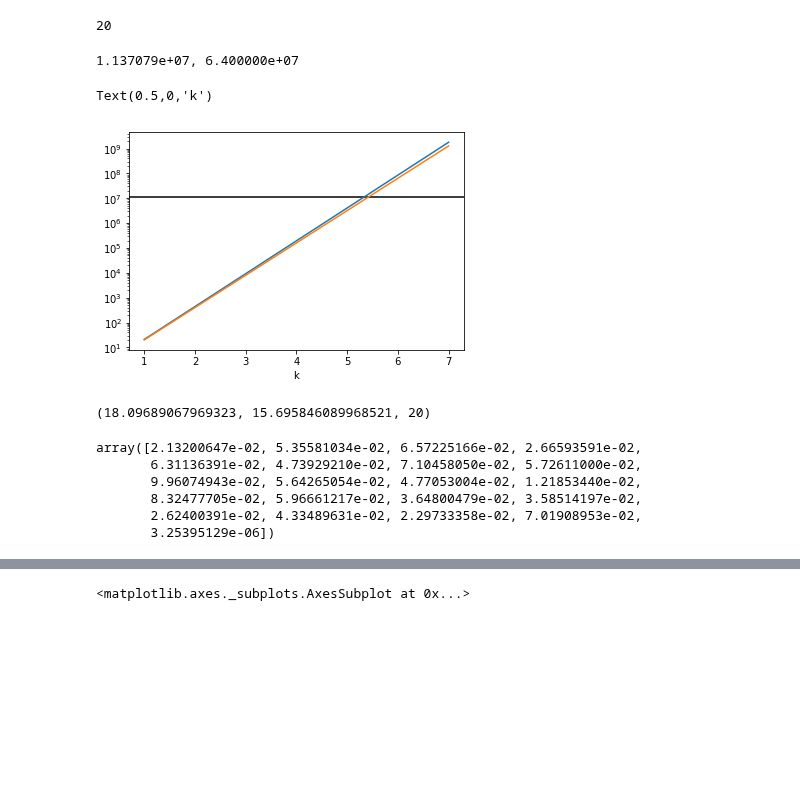
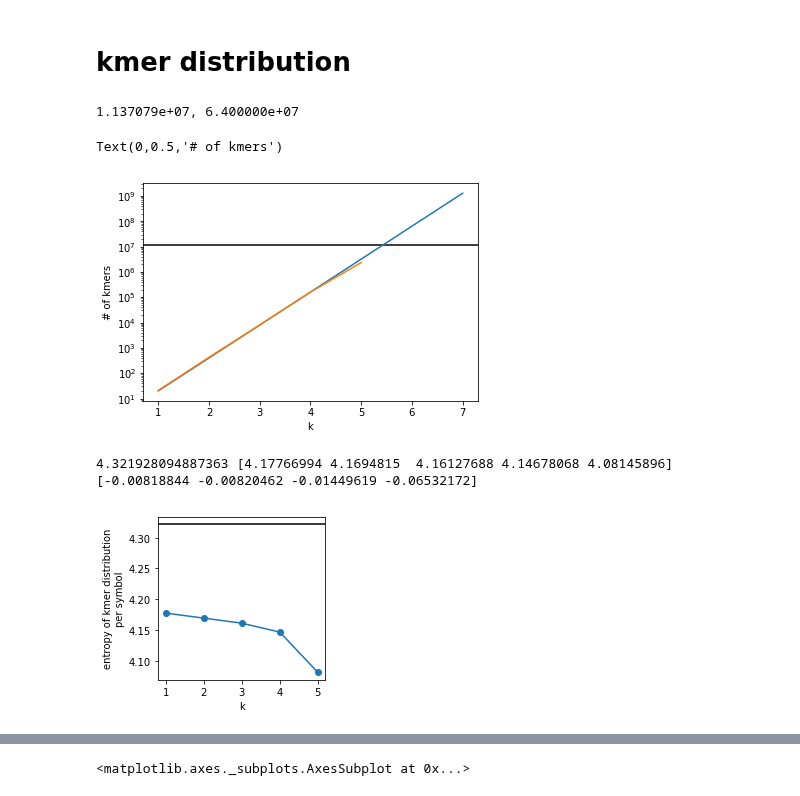
Before and after one commit to andim/peptidome, a Jupyter notebook: code/analysis.ipynb, the cells around one changed output, grey strips where cells are left out. Cells and saved outputs as stored; diff of their text form; code cells hidden in the pictures; blank space fills up the shorter version.

```diff
--- a/code/analysis.ipynb
+++ b/code/analysis.ipynb
@@ -11,0 +12,5 @@ proteome = fasta_iter('/home/amayer/data/proteomes/uniprot-homosapiens-up0000056
+# %%
+human = '/home/amayer/data/proteomes/uniprot-homosapiens-up000005640.fasta'
+malaria = '/home/amayer/data/proteomes/uniprot-PlasmodiumFalciparum-up000001450.fasta'
+influenzaB = '/home/amayer/data/proteomes/uniprot-influenzaB-UP000127412.fasta'
+cmv = '/home/amayer/data/proteomes/uniprot-cmv-UP000008991.fasta'
@@ -20,43 +30,32 @@ plt.hist(lens, bins=np.logspace(0, 4));
-# %%
-proteome = fasta_iter('/home/amayer/data/proteomes/uniprot-neisseriameningitdis-UP000000425.fasta')
-len(np.unique(list(''.join([seq for h, seq in proteome]))))
-# %% [output]
-20
-# %%
-k = 1
-proteome = fasta_iter('/home/amayer/data/proteomes/uniprot-homosapiens-up000005640.fasta')
-counter = defaultdict(int)
-for header, sequence in proteome:
-    count_kmers(sequence, k, counter=counter)
-proteome = fasta_iter('/home/amayer/data/proteomes/uniprot-PlasmodiumFalciparum-up000001450.fasta')
-counter2 = defaultdict(int)
-for header, sequence in proteome:
-    count_kmers(sequence, k, counter=counter2)
+# %% [markdown]
+# kmer distribution
+# %%
+counters = [count_kmers_proteome(human, k) for k in range(1, 6)]
 # %%
-totalpeptides = np.sum(list(counter.values()))
+totalpeptides = np.sum(list(counters[0].values()))
 print('%e, %e'%(totalpeptides, 20**6))
 x = np.arange(1, 8)
 plt.axhline(totalpeptides, color='k')
-plt.plot(x, 21**x)
 plt.plot(x, 20**x)
+plt.plot(range(1, len(counters)+1), [len(c) for c in counters])
 plt.yscale('log')
 plt.xlabel('k')
+plt.ylabel('# of kmers')
 # %% [output]
 1.137079e+07, 6.400000e+07
-Text(0.5,0,'k')
+Text(0,0.5,'# of kmers')
-[figure, old version]
+[figure, new version]
-# %%
-2**scipy.stats.entropy(normalize(counter), base=2), 2**scipy.stats.entropy(normalize(counter2), base=2), 20**k
-# %% [output]
-(18.09689067969323, 15.695846089968521, 20)
-# %%
-normalize(counter)
-# %% [output]
-array([2.13200647e-02, 5.35581034e-02, 6.57225166e-02, 2.66593591e-02,
-       6.31136391e-02, 4.73929210e-02, 7.10458050e-02, 5.72611000e-02,
-       9.96074943e-02, 5.64265054e-02, 4.77053004e-02, 1.21853440e-02,
-       8.32477705e-02, 5.96661217e-02, 3.64800479e-02, 3.58514197e-02,
-       2.62400391e-02, 4.33489631e-02, 2.29733358e-02, 7.01908953e-02,
-       3.25395129e-06])
+# %%
+entropies = np.array([entropy(normalize(c), base=2)/(i+1) for i, c in enumerate(counters)])
+print(np.log2(20), entropies, np.diff(entropies))
+plt.figure(figsize=(3, 3))
+plt.plot(np.arange(1, len(counters)+1), entropies, 'o-')
+#plt.ylim(4.0, 4.35)
+plt.axhline(np.log2(20), c='k')
+plt.xlabel('k')
+plt.ylabel('entropy of kmer distribution\nper symbol');
+# %% [output]
+4.321928094887363 [4.17766994 4.1694815  4.16127688 4.14678068 4.08145896] [-0.00818844 -0.00820462 -0.01449619 -0.06532172]
+[figure, added]
 # %%
 bins = np.logspace(-8, 0)
```
Also changed, not shown: parts of 47 cells of this notebook, 1 other file.
